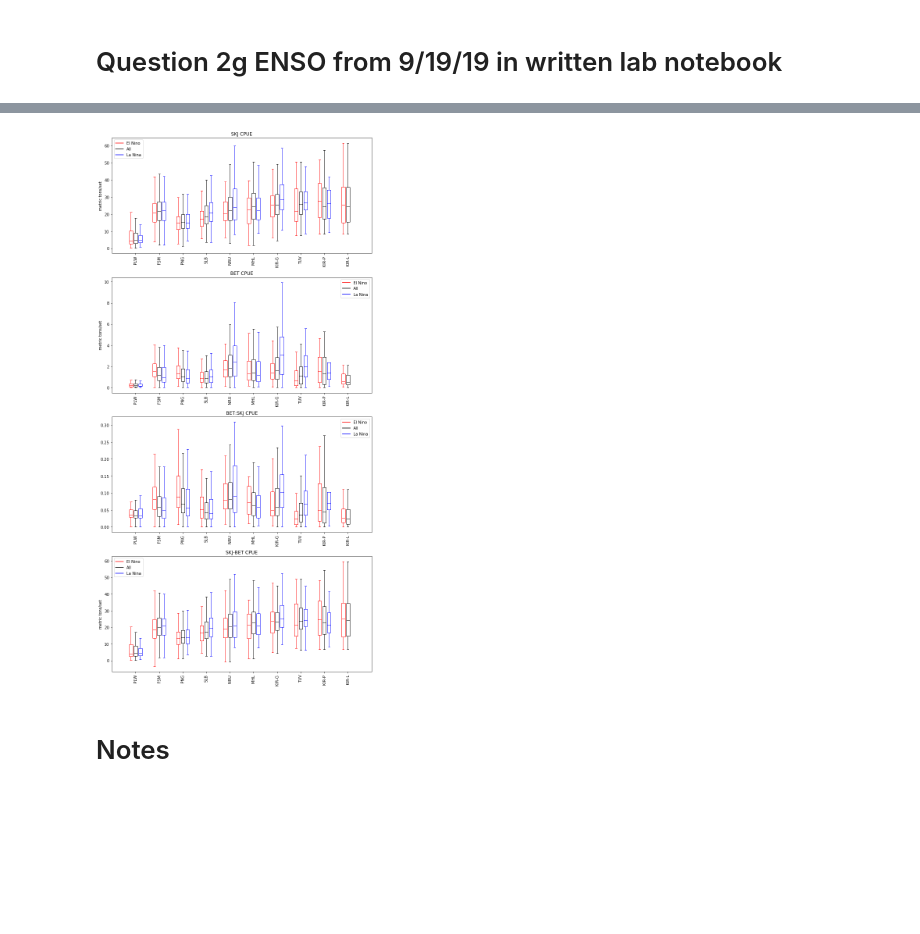
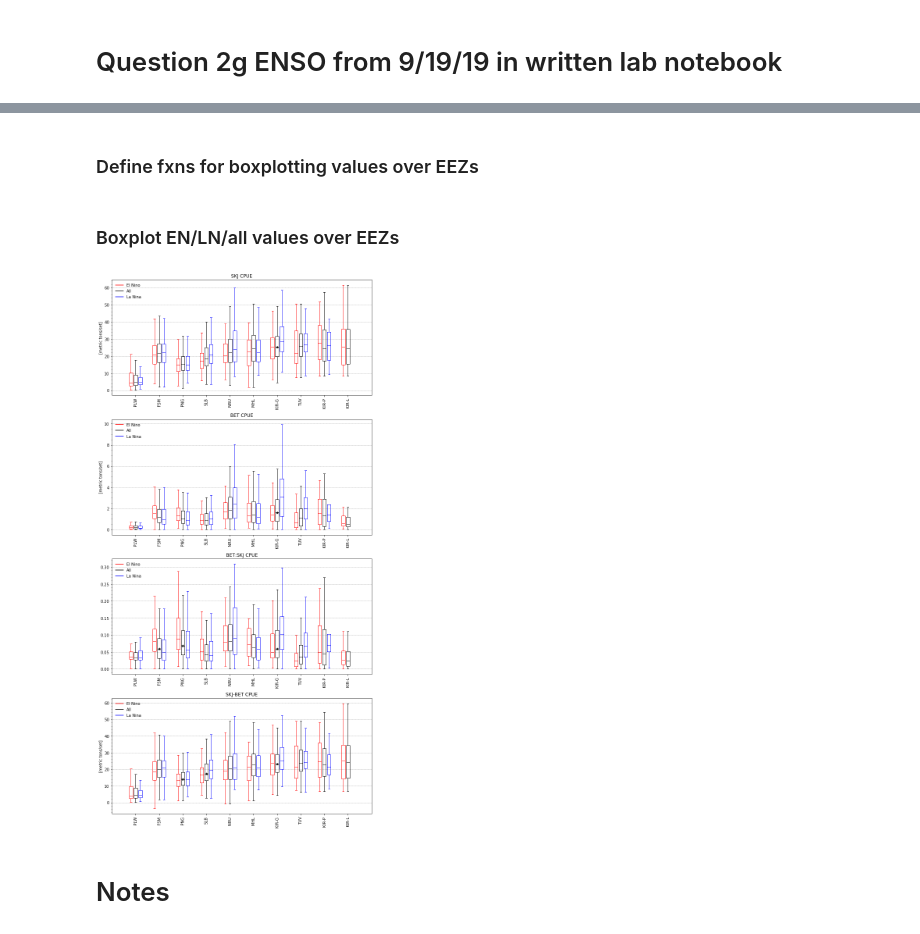
Before and after one commit to shirleyswirley/skipjack-bigeye-separation, a Jupyter notebook: python/wcpfc_question012.ipynb, the cells around one changed output, grey strips where cells are left out. Saved outputs shown, nothing was run; the diff lists cells and outputs as text; code cells hidden in the pictures; blank space fills up the shorter version.

```diff
--- a/python/wcpfc_question012.ipynb
+++ b/python/wcpfc_question012.ipynb
@@ -675 +662,3 @@ df_enn
+# %% [markdown]
+### Define fxns for boxplotting values over EEZs
 # %%
@@ -697,3 +685,12 @@ skjmbet_cp_tot_all_nueezs,skjmbet_cp_tot_en_nueezs,skjmbet_cp_tot_ln_nueezs = ge
+# %%
+# - hmmmm what if pfdrarr-sortedpvalstack is never >=0?
+def controlfdr1d(pvals1d,alphafdr):
+    pvals1d = pvals1d[~np.isnan(pvals1d)]
+    sortedpvals = np.sort(pvals1d)
+    N = sortedpvals.size
+    pfdrarr = alphafdr*np.arange(1,N+1)/N
+    pthreshfdr = sortedpvals[(pfdrarr-sortedpvals)>=0].max()
+    return pthreshfdr
 # %%
 def set_box_color(bp, color):
     plt.setp(bp['boxes'], color=color)
@@ -705,27 +700,58 @@ nueezs_abbrev = ['PLW','FSM','PNG','SLB','NRU','MHL','KIR-G','TUV','KIR-P','KIR-
+# %% [markdown]
+### Boxplot EN/LN/all values over EEZs
+# %%
+nueezs = ['Palau','Micronesia','Papua New Guinea','Solomon Islands','Nauru','Marshall Islands',
+          'Kiribati (Gilbert Islands)','Tuvalu','Kiribati (Phoenix Islands)','Kiribati (Line Islands)'];
+nueezs_abbrev = ['PLW','FSM','PNG','SLB','NRU','MHL','KIR-G','TUV','KIR-P','KIR-L']
+alphafdr = 0.1
+
+skj_cp_tot_all_nueezs,skj_cp_tot_en_nueezs,skj_cp_tot_ln_nueezs,skj_cp_tot_enlnwrspv_nueezs = \
+    get_allenln_eezmask_enlnwrspval(skj_cp_tot, nueezs, eezmask, df_enn)
+skj_cp_tot_enlnwrsptf_nueezs = controlfdr1d(skj_cp_tot_enlnwrspv_nueezs,alphafdr)
+skj_cp_tot_enlnwrssignifidxs_nueezs = np.where(skj_cp_tot_enlnwrspv_nueezs<skj_cp_tot_enlnwrsptf_nueezs)[0]
+
+bet_cp_tot_all_nueezs,bet_cp_tot_en_nueezs,bet_cp_tot_ln_nueezs,bet_cp_tot_enlnwrspv_nueezs = \
+    get_allenln_eezmask_enlnwrspval(bet_cp_tot, nueezs, eezmask, df_enn)
+bet_cp_tot_enlnwrsptf_nueezs = controlfdr1d(skj_cp_tot_enlnwrspv_nueezs,alphafdr)
+bet_cp_tot_enlnwrssignifidxs_nueezs = np.where(skj_cp_tot_enlnwrspv_nueezs<skj_cp_tot_enlnwrsptf_nueezs)[0]
+
+bettoskj_cp_tot_all_nueezs,bettoskj_cp_tot_en_nueezs,bettoskj_cp_tot_ln_nueezs,bettoskj_cp_tot_enlnwrspv_nueezs = \
+    get_allenln_eezmask_enlnwrspval(bettoskj_cp_tot, nueezs, eezmask, df_enn)
+bettoskj_cp_tot_enlnwrsptf_nueezs = controlfdr1d(bettoskj_cp_tot_enlnwrspv_nueezs,alphafdr)
+bettoskj_cp_tot_enlnwrssignifidxs_nueezs = np.where(bettoskj_cp_tot_enlnwrspv_nueezs<bettoskj_cp_tot_enlnwrsptf_nueezs)[0]
+
+skjmbet_cp_tot_all_nueezs,skjmbet_cp_tot_en_nueezs,skjmbet_cp_tot_ln_nueezs,skjmbet_cp_tot_enlnwrspv_nueezs = \
+    get_allenln_eezmask_enlnwrspval(skj_cp_tot-bet_cp_tot, nueezs, eezmask, df_enn)
+skjmbet_cp_tot_enlnwrsptf_nueezs = controlfdr1d(skjmbet_cp_tot_enlnwrspv_nueezs,alphafdr)
+skjmbet_cp_tot_enlnwrssignifidxs_nueezs = np.where(skjmbet_cp_tot_enlnwrspv_nueezs<skjmbet_cp_tot_enlnwrsptf_nueezs)[0]
 # %%
 ticks = nueezs_abbrev
 fig,axes=plt.subplots(nrows=4,ncols=1,figsize=(10,20))
 
 # - SKJ CPUE
-axnow = axes[0]; titlenow = 'SKJ CPUE'; unitsnow = 'metric tons/set'
+axnow = axes[0]; titlenow = 'SKJ CPUE'; unitsnow = '[metric tons/set]'
 ennow = skj_cp_tot_en_nueezs; allnow = skj_cp_tot_all_nueezs; lnnow = skj_cp_tot_ln_nueezs
+plotsignif=1; signifidxsnow = skj_cp_tot_enlnwrssignifidxs_nueezs
 exec(open("enln_boxplots.py").read())
 
 # - BET CPUE
-axnow = axes[1]; titlenow = 'BET CPUE'; unitsnow = 'metric tons/set'
+axnow = axes[1]; titlenow = 'BET CPUE'; unitsnow = '[metric tons/set]'
 ennow = bet_cp_tot_en_nueezs; allnow = bet_cp_tot_all_nueezs; lnnow = bet_cp_tot_ln_nueezs
+plotsignif=1; signifidxsnow = bet_cp_tot_enlnwrssignifidxs_nueezs
 exec(open("enln_boxplots.py").read())
 
 # - BET:SKJ CPUE
 axnow = axes[2]; titlenow = 'BET:SKJ CPUE'; unitsnow = ''
 ennow = bettoskj_cp_tot_en_nueezs; allnow = bettoskj_cp_tot_all_nueezs; lnnow = bettoskj_cp_tot_ln_nueezs
+plotsignif=1; signifidxsnow = bettoskj_cp_tot_enlnwrssignifidxs_nueezs
 exec(open("enln_boxplots.py").read())
 
 # - SKJ MINUS BET CPUE
-axnow = axes[3]; titlenow = 'SKJ-BET CPUE'; unitsnow = 'metric tons/set'
+axnow = axes[3]; titlenow = 'SKJ-BET CPUE'; unitsnow = '[metric tons/set]'
 ennow = skjmbet_cp_tot_en_nueezs; allnow = skjmbet_cp_tot_all_nueezs; lnnow = skjmbet_cp_tot_ln_nueezs
+plotsignif=1; signifidxsnow = skjmbet_cp_tot_enlnwrssignifidxs_nueezs
 exec(open("enln_boxplots.py").read())
 
 fig.savefig(figpath + 'question2g_bscpue_ensoboxplot.png', bbox_inches='tight', pad_inches = 0, dpi = 200)
 # %% [output]
-[figure, old version]
+[figure, new version]
```
Also changed, not shown: parts of 28 cells of this notebook, 20 other files.
